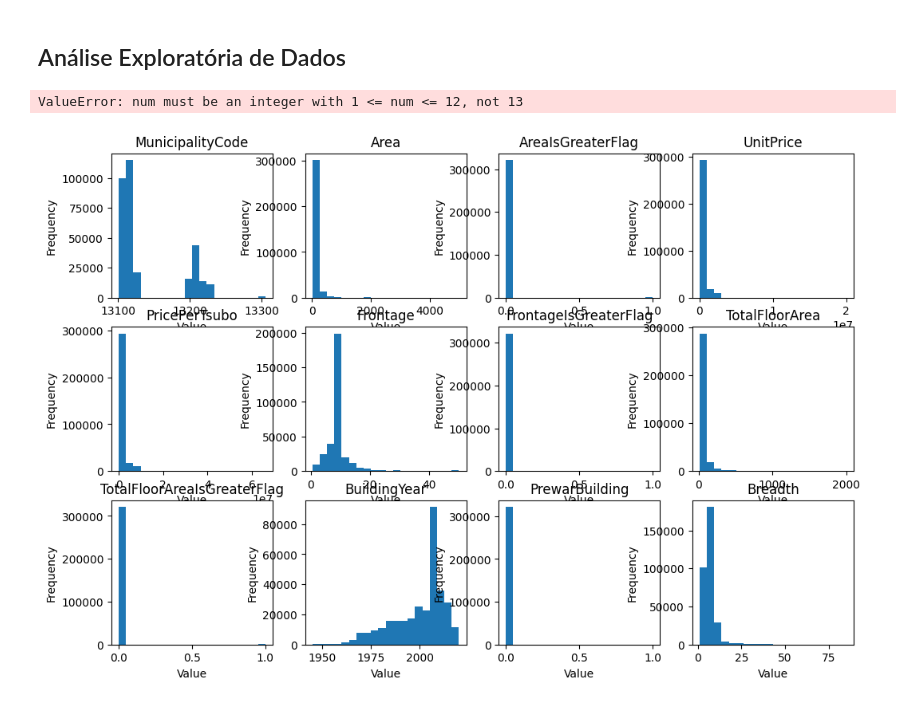
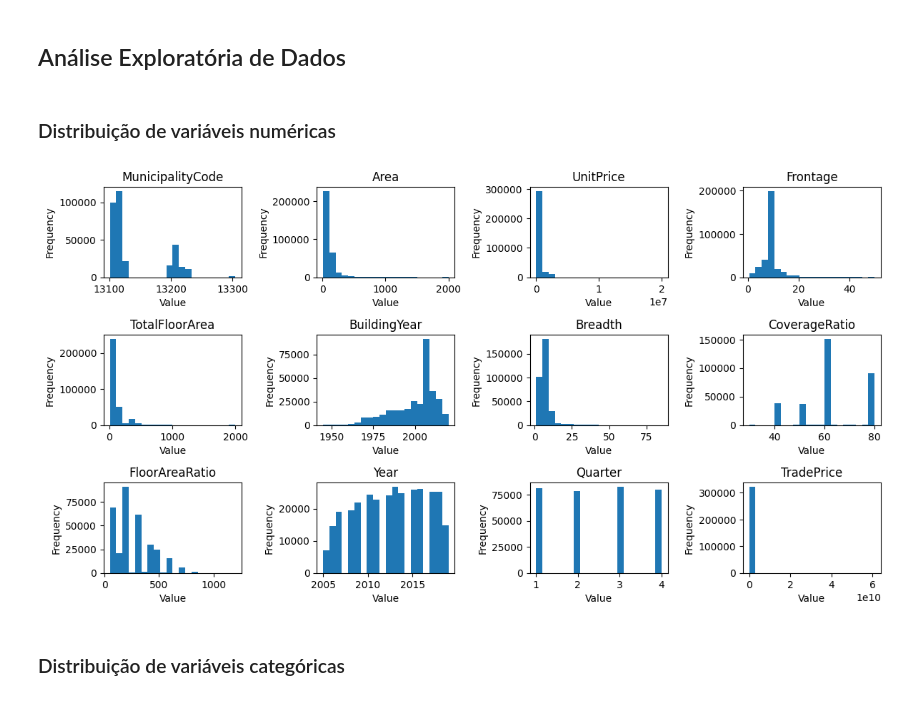
Before and after one commit to JonatasV/desafio-paipe, a Jupyter notebook: paipe_case.ipynb, the cells around one changed output. Cells and saved outputs as stored; diff of their text form; code cells hidden in the pictures.

```diff
--- a/paipe_case.ipynb
+++ b/paipe_case.ipynb
@@ -419 +864,3 @@ print(df_treino['Breadth'].median())
+# %%
+df_treino['CityPlanning'] = df_treino['CityPlanning'].replace("", "Other Urban Use")
 # %% [markdown]
@@ -541,2 +926,0 @@ Toshima Ward                       2.021992e+06  1800000.0
-# %%
-df_treino['PricePerTsubo'] = df_treino.groupby('Municipality')['PricePerTsubo'].transform(lambda x: x.fillna(x.mean()))
@@ -542,0 +1000,2 @@ df_treino['PricePerTsubo'] = df_treino.groupby('Municipality')['PricePerTsubo'].
+# %%
+df_treino['Renovation'] = df_treino['Renovation'].replace("", "Unknown Renovation")
@@ -592,3 +1086,0 @@ O tamanho máximo do TotalFloorArea é 2000
-# %%
-median_total_floor_area = df_treino['TotalFloorArea'].median()
-df_treino['TotalFloorArea'].fillna(median_total_floor_area, inplace=True)
@@ -647,23 +1088,26 @@ df_treino.dropna(subset=['MinTimeToNearestStation', 'MaxTimeToNearestStation', '
 ## Análise Exploratória de Dados
 # %%
 df2 = df_treino.copy()
+# %% [markdown]
+### Distribuição de variáveis numéricas
 # %%
 num_attributes = df2.select_dtypes(include=['int64', 'float64'])
 # %%
 plt.figure(figsize=(12,8))
 
 for i, column in enumerate(num_attributes, 1):
-    plt.subplot(3,4,i)
+    plt.subplot(4,4,i)
     plt.hist(df2[column], bins=20)
     plt.title(column)
     plt.xlabel("Value")
     plt.ylabel("Frequency")
 
 plt.tight_layout()
 plt.show()
 # %% [output]
-ValueError: num must be an integer with 1 <= num <= 12, not 13
-[figure, old version]
+[figure, new version]
+# %% [markdown]
+### Distribuição de variáveis categóricas
 # %%
 cat_attributes = df2.select_dtypes(exclude=['int64', 'float64', 'datetime64[ns]'])
 # %%
```
Also changed, not shown: parts of 191 cells of this notebook.
